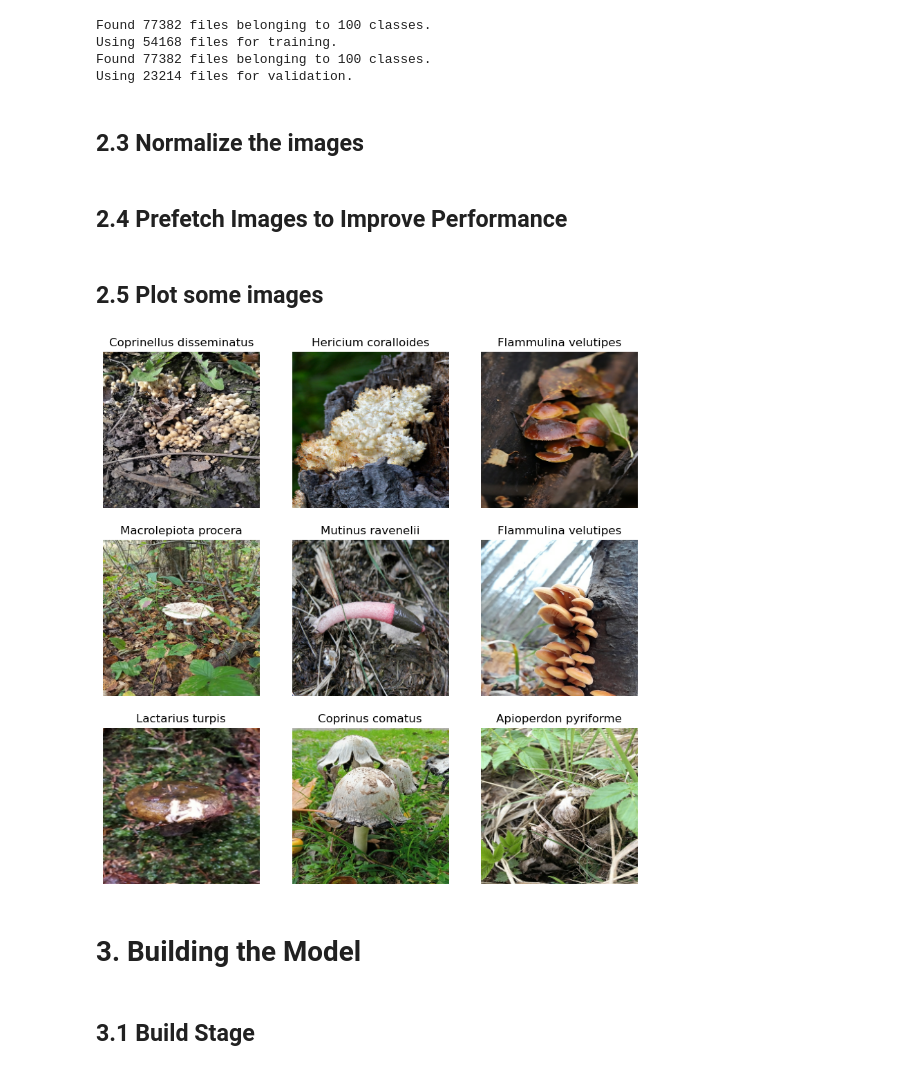
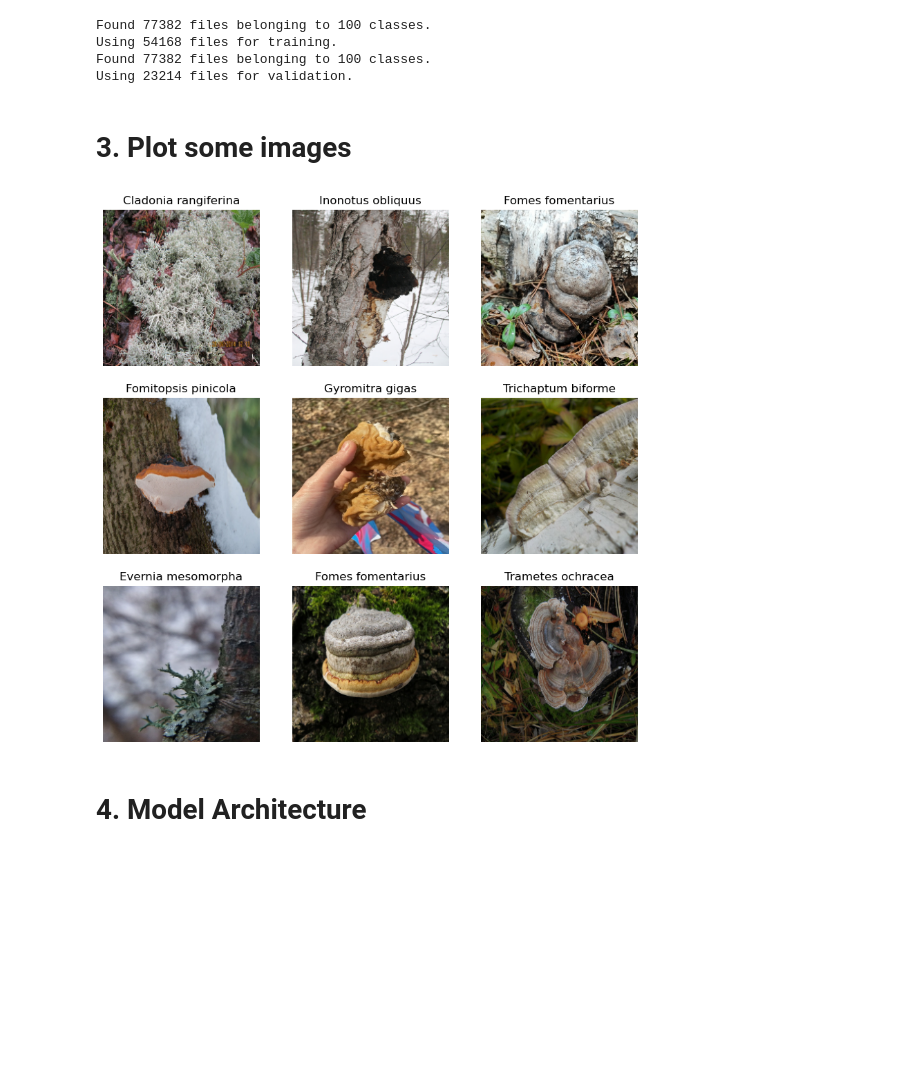
Before and after one commit to devanshkp/ai-mushroom-classifier, a Jupyter notebook: mushroom_classification.ipynb, the cells around one changed output. Saved outputs shown, nothing was run; the diff lists cells and outputs as text; code cells hidden in the pictures; blank space fills up the shorter version.

```diff
--- a/mushroom_classification.ipynb
+++ b/mushroom_classification.ipynb
@@ -29,5 +22,5 @@ BATCH_SIZE = 32
 # %%
-# Training dataset
+# Load datasets
 train_dataset = tf.keras.utils.image_dataset_from_directory(
     DATASET_PATH,
     validation_split=0.3,
@@ -37,7 +30,6 @@ train_dataset = tf.keras.utils.image_dataset_from_directory(
     batch_size=BATCH_SIZE
 )
 
-# Validation+Test dataset
 val_test_dataset = tf.keras.utils.image_dataset_from_directory(
     DATASET_PATH,
     validation_split=0.3,
@@ -47,18 +39,29 @@ val_test_dataset = tf.keras.utils.image_dataset_from_directory(
     batch_size=BATCH_SIZE
 )
 
+# Split validation/test
 val_size = int(tf.data.experimental.cardinality(val_test_dataset).numpy() * 0.5)
-
-# Split val_test_dataset into validation and test datasets
 val_dataset = val_test_dataset.take(val_size)
 test_dataset = val_test_dataset.skip(val_size)
 
 # Class names
-dataset_categories = train_dataset.class_names
+class_names = train_dataset.class_names
+
+# Normalization
+normalization_layer = tf.keras.layers.Rescaling(1./255)
+train_dataset = train_dataset.map(lambda x, y: (normalization_layer(x), y))
+val_dataset = val_dataset.map(lambda x, y: (normalization_layer(x), y))
+test_dataset = test_dataset.map(lambda x, y: (normalization_layer(x), y))
+
+# Cache/prefetch for performance
+AUTOTUNE = tf.data.AUTOTUNE
+train_dataset = train_dataset.cache().shuffle(200).prefetch(buffer_size=AUTOTUNE)
+val_dataset = val_dataset.cache().prefetch(buffer_size=AUTOTUNE)
+test_dataset = test_dataset.cache().prefetch(buffer_size=AUTOTUNE)
 # %% [output]
 Found 77382 files belonging to 100 classes.
 Using 54168 files for training.
 Found 77382 files belonging to 100 classes.
 Using 23214 files for validation.
 # %% [markdown]
-## 2.3 Normalize the images
+# 3. Plot some images
@@ -71,30 +68,19 @@ test_dataset = test_dataset.map(lambda x, y: (normalization_layer(x), y))
-# %% [markdown]
-## 2.4 Prefetch Images to Improve Performance
-# %%
-AUTOTUNE = tf.data.AUTOTUNE
-train_dataset = train_dataset.cache().shuffle(1000).prefetch(buffer_size=AUTOTUNE)
-val_dataset = val_dataset.cache().prefetch(buffer_size=AUTOTUNE)
-test_dataset = test_dataset.cache().prefetch(buffer_size=AUTOTUNE)
-# %% [markdown]
-## 2.5 Plot some images
 # %%
 plt.figure(figsize=(10, 10))
 for image, labels in train_dataset.take(1):
     for i in range(9):
         plt.subplot(3, 3, i + 1)
         # Convert image[i] from float32 to uint8 (0-255 range)
         img = image[i].numpy() * 255.0  # scale back to 0-255
         img = img.astype(np.uint8)      # convert to uint8
         plt.imshow(img)
-        plt.title(dataset_categories[labels[i]])
+        plt.title(class_names[labels[i]])
         plt.axis('off')
 
 plt.show()
 # %% [output]
-[figure, old version]
+[figure, new version]
-# %% [markdown]
-# 3. Building the Model
-# %% [markdown]
-## 3.1 Build Stage
+# %% [markdown]
+# 4. Model Architecture
 # %%
 from tensorflow.keras.models import Sequential
```
Also changed, not shown: parts of 36 cells of this notebook, 8 other files.
